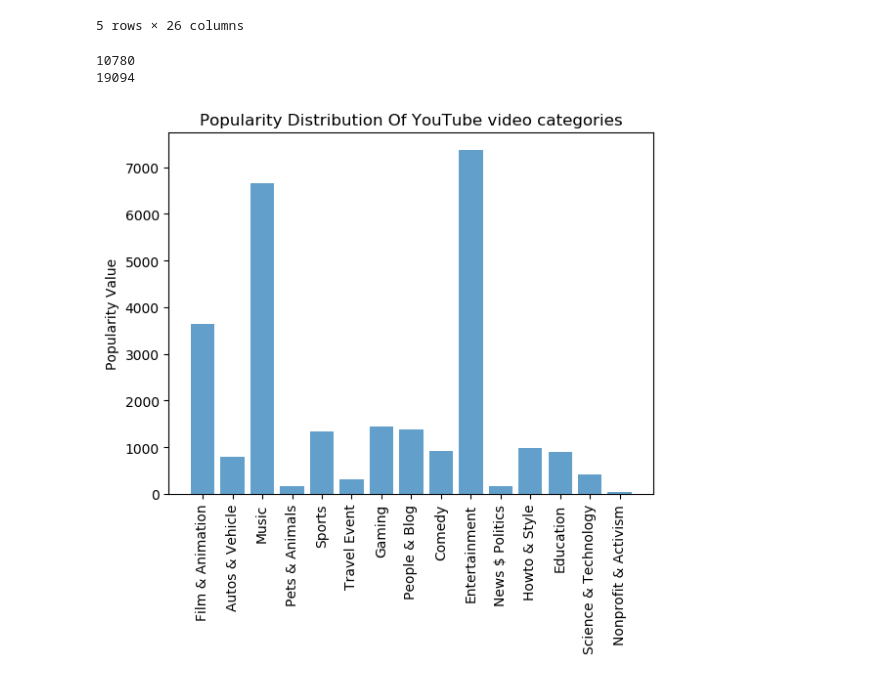
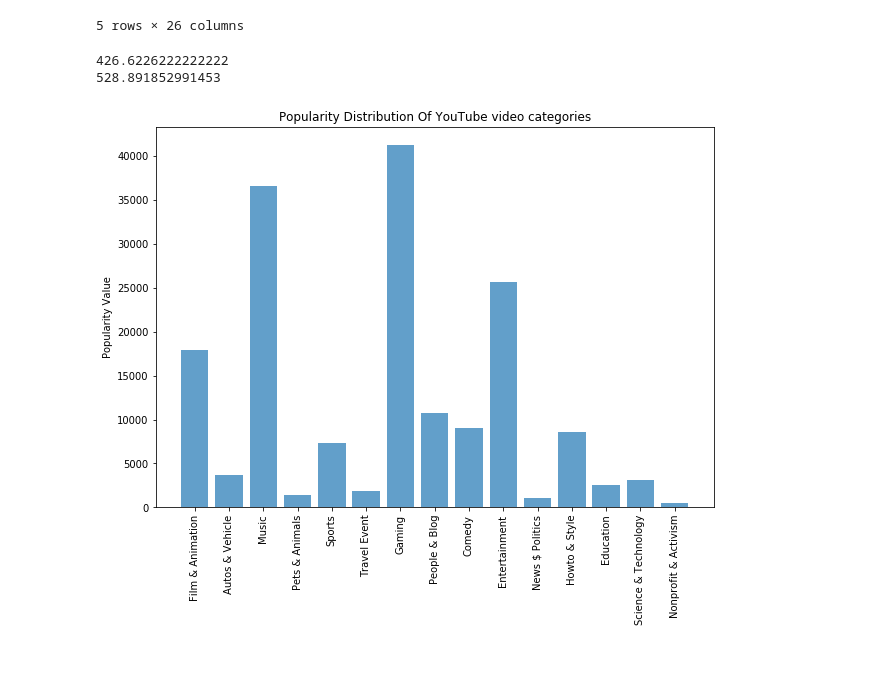
Before and after one commit to Chathushka123/YouTube-Data-Analysis, a Jupyter notebook: popDistribution.ipynb, the cells around one changed output. Saved outputs shown, nothing was run; the diff lists cells and outputs as text; code cells hidden in the pictures.

Commit message:
Find popularity distribution graph considering views comment and like in each video category

```diff
--- a/popDistribution.ipynb
+++ b/popDistribution.ipynb
@@ -59,55 +59,97 @@ cat27TotalComments=0
 cat28TotalComments=0
 cat29TotalComments=0
 
+cat1TotalLikes=0
+cat2TotalLikes=0
+cat10TotalLikes=0
+cat15TotalLikes=0
+cat17TotalLikes=0
+cat19TotalLikes=0
+cat20TotalLikes=0
+cat22TotalLikes=0
+cat23TotalLikes=0
+cat24TotalLikes=0
+cat25TotalLikes=0
+cat26TotalLikes=0
+cat27TotalLikes=0
+cat28TotalLikes=0
+cat29TotalLikes=0
+
 for i in range(n):
     if(videocategoryid[i]==1):
         cat1TotalViews+= videoviewcount[i]
         cat1TotalComments+=videocommentcount[i]
+        cat1TotalLikes+=videolikecount[i]
+
     elif(videocategoryid[i]==2):
         cat2TotalViews+= videoviewcount[i]
         cat2TotalComments+=videocommentcount[i]
+        cat2TotalLikes+=videolikecount[i]
+
     elif(videocategoryid[i]==10):
         cat10TotalViews+= videoviewcount[i]
         cat10TotalComments+=videocommentcount[i]
+        cat10TotalLikes+=videolikecount[i]
+
     elif(videocategoryid[i]==15):
         cat15TotalViews+= videoviewcount[i]
         cat15TotalComments+=videocommentcount[i]
+        cat15TotalLikes+=videolikecount[i]
+
     elif(videocategoryid[i]==17):
         cat17TotalViews+= videoviewcount[i]
         cat17TotalComments+=videocommentcount[i]
+        cat17TotalLikes+=videolikecount[i]
+
     elif(videocategoryid[i]==19):
         cat19TotalViews+= videoviewcount[i]
         cat19TotalComments+=videocommentcount[i]
+        cat19TotalLikes+=videolikecount[i]
+
     elif(videocategoryid[i]==20):
         cat20TotalViews+= videoviewcount[i]
         cat20TotalComments+=videocommentcount[i]
+        cat20TotalLikes+=videolikecount[i]
+
     elif(videocategoryid[i]==22):
         cat22TotalViews+= videoviewcount[i]
         cat22TotalComments+=videocommentcount[i]
+        cat22TotalLikes+=videolikecount[i]
+
     elif(videocategoryid[i]==23):
         cat23TotalViews+= videoviewcount[i]
         cat23TotalComments+=videocommentcount[i]
+        cat23TotalLikes+=videolikecount[i]
+
     elif(videocategoryid[i]==24):
         cat24TotalViews+= videoviewcount[i]
         cat24TotalComments+=videocommentcount[i]
+        cat24TotalLikes+=videolikecount[i]
+
     elif(videocategoryid[i]==25):
         cat25TotalViews+= videoviewcount[i]
         cat25TotalComments+=videocommentcount[i]
+        cat25TotalLikes+=videolikecount[i]
+
     elif(videocategoryid[i]==26):
         cat26TotalViews+= videoviewcount[i]
         cat26TotalComments+=videocommentcount[i]
+        cat26TotalLikes+=videolikecount[i]
+
     elif(videocategoryid[i]==27):
         cat27TotalViews+= videoviewcount[i]
         cat27TotalComments+=videocommentcount[i]
+        cat27TotalLikes+=videolikecount[i]
+
     elif(videocategoryid[i]==28):
         cat28TotalViews+= videoviewcount[i]
         cat28TotalComments+=videocommentcount[i]
+        cat28TotalLikes+=videolikecount[i]
+
     elif(videocategoryid[i]==29):
         cat29TotalViews+= videoviewcount[i]
         cat29TotalComments+=videocommentcount[i]
+        cat29TotalLikes+=videolikecount[i]
-# %% [output]
-10780
-19094
 # %%
 popCat1Value=0
 popCat2Value=0
@@ -129,78 +171,98 @@ popCat29Value=0
 
 popCat1Value+=cat1TotalViews/10000
 popCat1Value+=cat1TotalComments/1.8
+popCat1Value+=cat1TotalLikes/26
 popCat1Value=math.floor(popCat1Value)
 
 popCat2Value+=cat2TotalViews/10000
 popCat2Value+=cat2TotalComments/1.8
+popCat2Value+=cat2TotalLikes/26
 popCat2Value=math.floor(popCat2Value)
 
 popCat10Value+=cat10TotalViews/10000
 popCat10Value+=cat10TotalComments/1.8
+popCat10Value+=cat10TotalLikes/26
 popCat10Value=math.floor(popCat10Value)
 
 popCat15Value+=cat15TotalViews/10000
 popCat15Value+=cat15TotalComments/1.8
+popCat15Value+=cat15TotalLikes/26
 popCat15Value=math.floor(popCat15Value)
 
 popCat17Value+=cat17TotalViews/10000
 popCat17Value+=cat17TotalComments/1.8
+popCat17Value+=cat17TotalLikes/26
 popCat17Value=math.floor(popCat17Value)
 
 popCat19Value+=cat19TotalViews/10000
 popCat19Value+=cat19TotalComments/1.8
+popCat19Value+=cat19TotalLikes/26
 popCat19Value=math.floor(popCat19Value)
 
 popCat20Value+=cat20TotalViews/10000
 popCat20Value+=cat20TotalComments/1.8
+popCat20Value+=cat20TotalLikes/26
 popCat20Value=math.floor(popCat20Value)
 
 popCat22Value+=cat22TotalViews/10000
 popCat22Value+=cat22TotalComments/1.8
+popCat22Value+=cat22TotalLikes/26
 popCat22Value=math.floor(popCat22Value)
 
 popCat23Value+=cat23TotalViews/10000
 popCat23Value+=cat23TotalComments/1.8
+popCat23Value+=cat23TotalLikes/26
 popCat23Value=math.floor(popCat23Value)
 
 popCat24Value+=cat24TotalViews/10000
 popCat24Value+=cat24TotalComments/1.8
+popCat24Value+=cat24TotalLikes/26
 popCat24Value=math.floor(popCat24Value)
 
 popCat25Value+=cat25TotalViews/10000
 popCat25Value+=cat25TotalComments/1.8
+popCat25Value+=cat25TotalLikes/26
 popCat25Value=math.floor(popCat25Value)
 
 popCat26Value+=cat26TotalViews/10000
 popCat26Value+=cat26TotalComments/1.8
+popCat26Value+=cat26TotalLikes/26
 popCat26Value=math.floor(popCat26Value)
 
 popCat27Value+=cat27TotalViews/10000
 popCat27Value+=cat27TotalComments/1.8
+popCat27Value+=cat27TotalLikes/26
 popCat27Value=math.floor(popCat27Value)
 
 popCat28Value+=cat28TotalViews/10000
 popCat28Value+=cat28TotalComments/1.8
+popCat28Value+=cat28TotalLikes/26
 popCat28Value=math.floor(popCat28Value)
 
 popCat29Value+=cat29TotalViews/10000
 popCat29Value+=cat29TotalComments/1.8
+print(popCat29Value)
+popCat29Value+=cat29TotalLikes/26
+print(popCat29Value)
 popCat29Value=math.floor(popCat29Value)
+# %% [output]
+426.6226222222222
+528.891852991453
 # %%
-
+plt.figure(figsize=(10,7))
 objects = ('Film & Animation', 'Autos & Vehicle', 'Music', 'Pets & Animals', 'Sports', 'Travel Event', 'Gaming',
            'People & Blog', 'Comedy', 'Entertainment', 'News $ Politics', 'Howto & Style', 'Education',
            'Science & Technology', 'Nonprofit & Activism')
 y_pos = np.arange(len(objects))
 performance = [popCat1Value,popCat2Value,popCat10Value,popCat15Value,popCat17Value,popCat19Value,popCat20Value,
                popCat22Value,popCat23Value,popCat24Value,popCat25Value,popCat26Value,popCat27Value,popCat28Value,
                popCat29Value]
 
 plt.bar(y_pos, performance, align='center', alpha=0.7)
 plt.xticks(y_pos, objects, rotation='vertical')
 plt.ylabel('Popularity Value')
 plt.title('Popularity Distribution Of YouTube video categories')
 
 plt.show()
 # %% [output]
-[figure, old version]
+[figure, new version]
```
